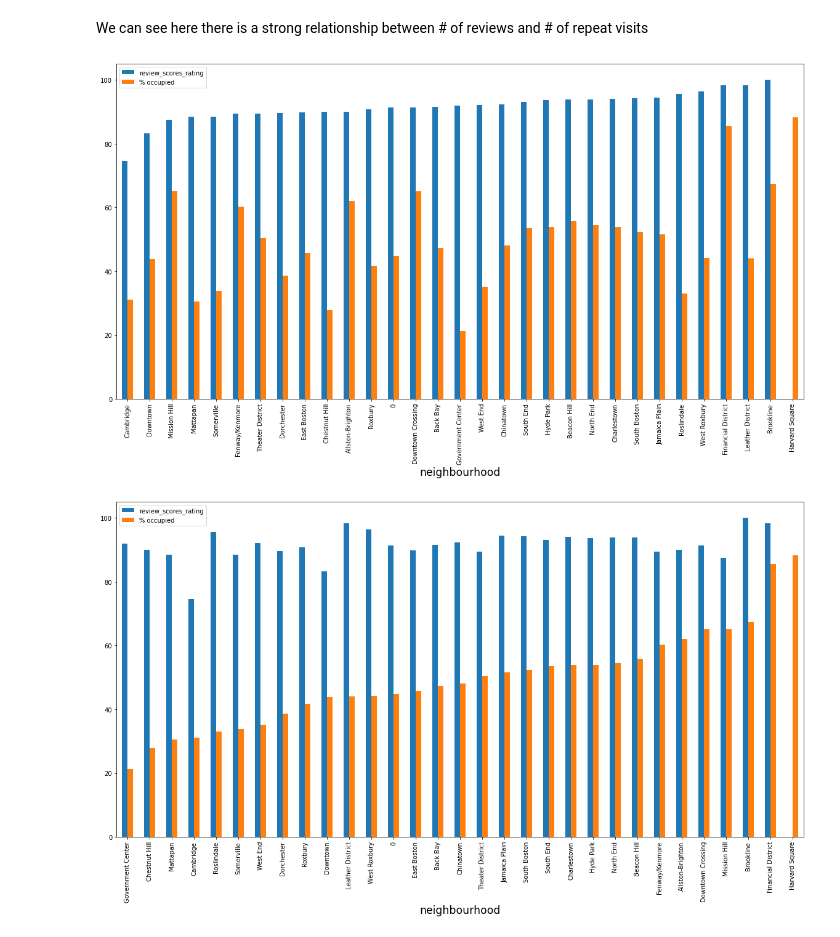
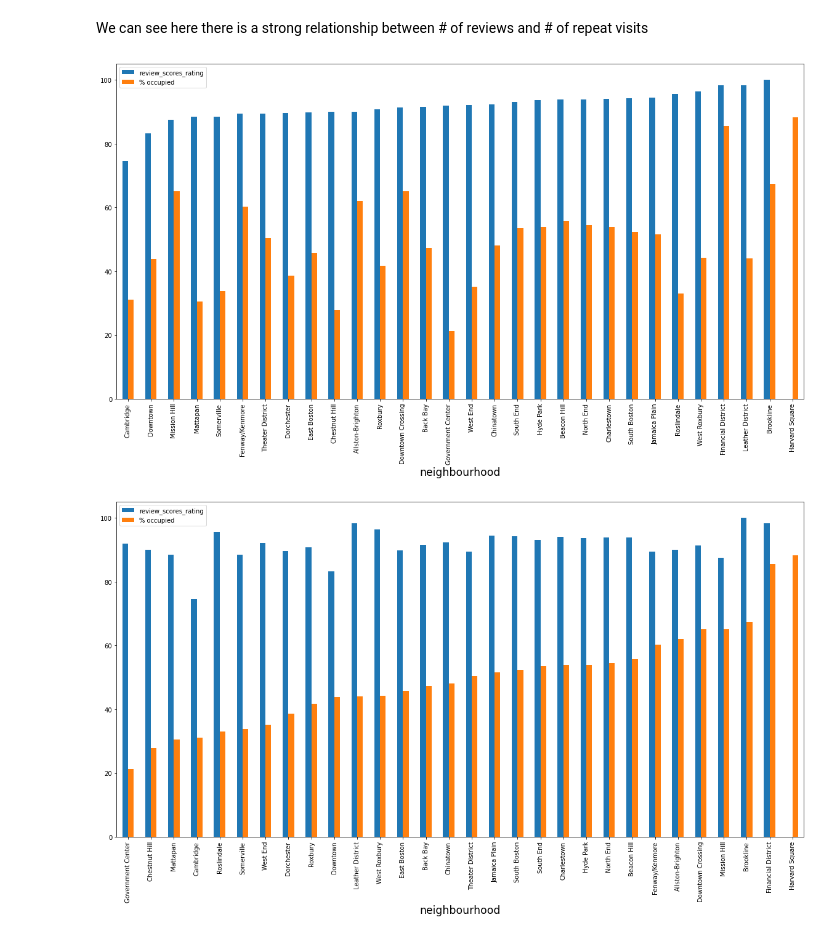
Before and after one commit to ogurashi/Boston-AirBnB-Analysis, a Jupyter notebook: rentals.ipynb, the cells around one changed output. Drawn from its saved outputs; the diff is of its cells as text; code cells hidden in the pictures.

```diff
--- a/rentals.ipynb
+++ b/rentals.ipynb
@@ -938,13 +934,13 @@ We can see here there is a strong relationship between # of reviews and # of rep
 #neighborhood number is simply a categorical variable, let's take a deeper dive
 # %%
 fig,ax = plt.subplots(figsize = (20,10))
-listings.groupby('neighbourhood')[['review_scores_rating','% occupied']].mean().sort_values(by='review_scores_rating').plot(kind = 'bar',ax=ax)
-fig.savefig('reviews_occupancy_by_neighborhood.png')
+listings.groupby('neighbourhood')[['review_scores_rating','% occupied']].mean().drop(0).sort_values(by='review_scores_rating').plot(kind = 'bar',ax=ax)
+fig.savefig('reviews_occupancy_by_neighborhood.png',bbox_inches='tight')
 # %% [output]
-[figure, old version]
+[figure, new version]
 # %%
 fig,ax = plt.subplots(figsize = (20,10))
-listings.groupby('neighbourhood')[['review_scores_rating','% occupied']].mean().sort_values(by='% occupied').plot(kind = 'bar',ax=ax)
-fig.savefig('occupancy_reviews_by_neighborhood.png')
+listings.groupby('neighbourhood')[['review_scores_rating','% occupied']].mean().drop(0).sort_values(by='% occupied').plot(kind = 'bar',ax=ax)
+fig.savefig('occupancy_reviews_by_neighborhood.png',bbox_inches='tight')
 # %% [output]
-[figure, old version]
+[figure, new version]
```
Also changed, not shown: parts of 19 cells of this notebook, 1 other file.
